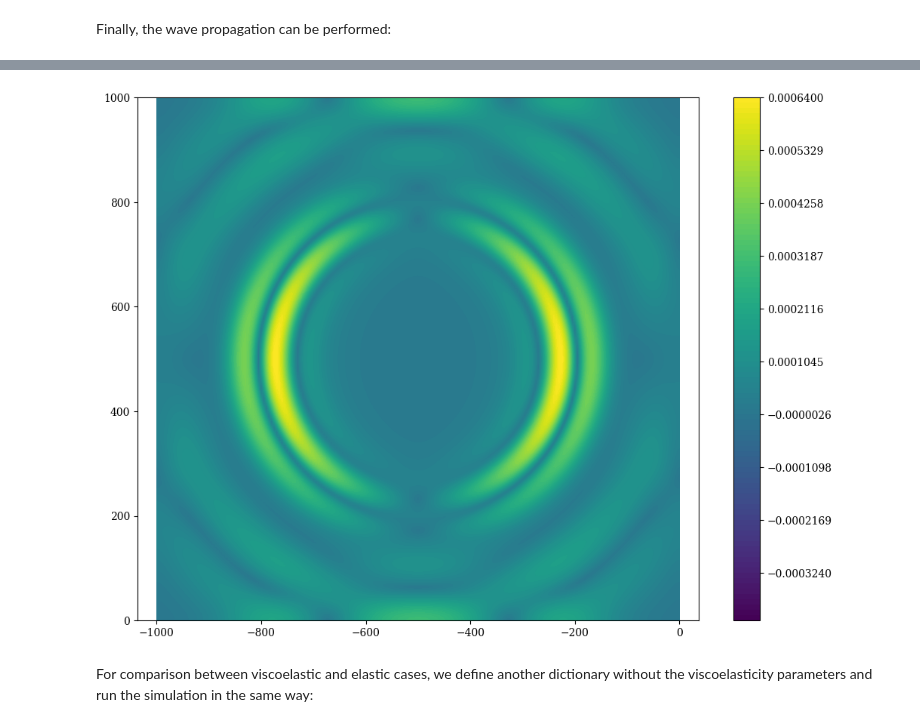
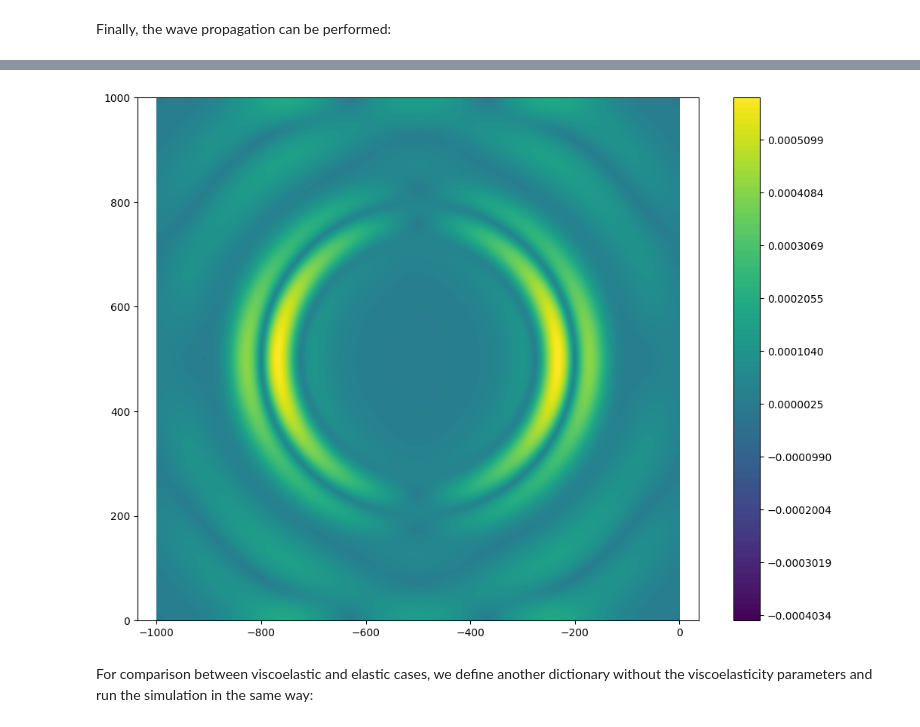
Before and after one commit to NDF-Poli-USP/spyro, a Jupyter notebook: notebook_tutorials/viscoelastic_wave_propagation.ipynb, the cells around one changed output, grey strips where cells are left out. Drawn from its saved outputs; the diff is of its cells as text; code cells hidden in the pictures.

```diff
--- a/notebook_tutorials/viscoelastic_wave_propagation.ipynb
+++ b/notebook_tutorials/viscoelastic_wave_propagation.ipynb
@@ -327,23 +232,23 @@ Simulation time is:        0.4 seconds
 # %%
 import matplotlib.pyplot as plt
 
 vmin = np.min(viscoelastic_wave.u_n.dat.data)
 vmax = np.max(viscoelastic_wave.u_n.dat.data)
 
 fig = plt.figure(figsize=(12, 9))
 axes = fig.add_subplot(111)
 levels = np.linspace(vmin, vmax, 100)
 contours = tricontourf(
-        viscoelastic_wave_guess.u_n,
+        viscoelastic_wave.u_n,
         axes=axes,
         levels=levels,
         vmin=vmin,
         vmax=vmax
     )
 axes.axis('equal')
 cbar = plt.colorbar(contours, ax=axes)
 # %% [output]
-[figure, old version]
+[figure, new version]
 # %% [markdown]
 For comparison between viscoelastic and elastic cases, we define another dictionary without the viscoelasticity parameters and run the simulation in the same way:
 # %%
```
Also changed, not shown: parts of 18 cells of this notebook, 7 other files.
